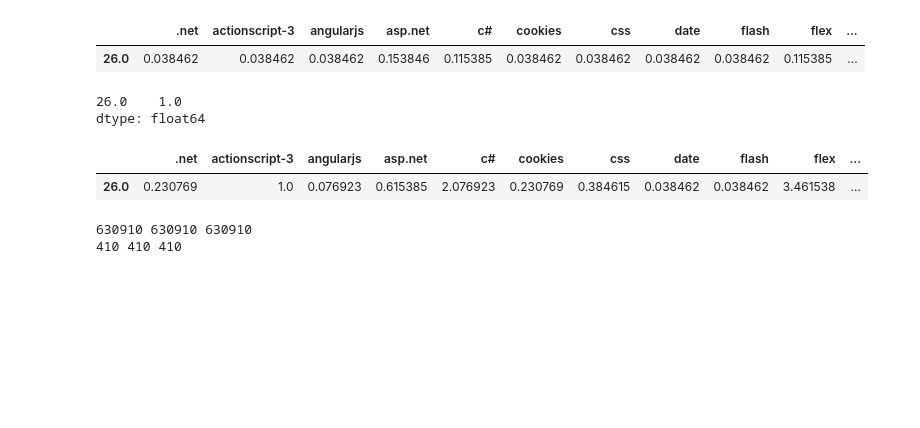
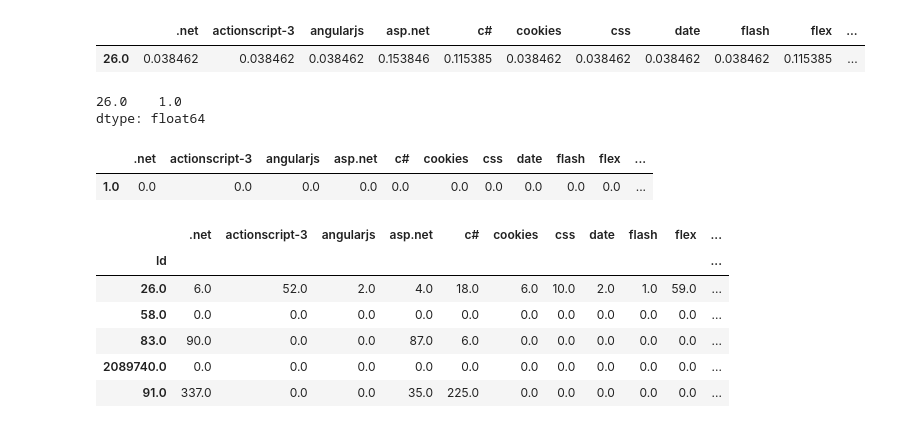
Before and after one commit to TSunny007/StackOverflowAnalytics, a Jupyter notebook: Notebook/user_question_mapping.ipynb, the cells around one changed output. Saved outputs shown, nothing was run; the diff lists cells and outputs as text; code cells hidden in the pictures; blank space fills up the shorter version.

```diff
--- a/Notebook/user_question_mapping.ipynb
+++ b/Notebook/user_question_mapping.ipynb
@@ -54,8 +91,10 @@ del tags
 users.to_csv("../profiles/questions_scores.csv",encoding="latin1")
 user_questions.to_csv("../profiles/questions_question_count.csv",encoding="latin1")
 # %%
-users = pd.read_csv("../profiles/users_question_scores.csv",encoding="latin1",index_col=0)
+users = pd.read_csv("../profiles/questions_scores.csv",encoding="latin1",index_col=0)
 user_questions = pd.read_csv("../profiles/users_question_count.csv",encoding="latin1",index_col=0)
+users.index.name = 'Id'
+user_questions.index.name = 'Id'
 # %%
 user_questions = user_questions.div(user_questions.sum(axis=1), axis=0)
 user_questions.head(1).loc[:,['.net','actionscript-3', 'angularjs', 'asp.net', 'c#', 'cookies','css', 'date', 'flash', 'flex', 'generics','html', 'javascript', 'session', 'sqlite', 'tsql',  'vb.net', 'web-services', 'xml']]
@@ -68,17 +107,24 @@ user_questions.head(1).sum(axis=1)
 26.0    1.0
 dtype: float64
 # %%
-user_infromation = user_questions.multiply(users)
+user_information = user_questions.multiply(users)
 # %%
-user_infromation.head(1).loc[:,['.net','actionscript-3', 'angularjs', 'asp.net', 'c#', 'cookies','css', 'date', 'flash', 'flex', 'generics','html', 'javascript', 'session', 'sqlite', 'tsql',  'vb.net', 'web-services', 'xml']]
+user_information.head(1).loc[:,['.net','actionscript-3', 'angularjs', 'asp.net', 'c#', 'cookies','css', 'date', 'flash', 'flex', 'generics','html', 'javascript', 'session', 'sqlite', 'tsql',  'vb.net', 'web-services', 'xml']]
 # %% [output]
 |  | .net | actionscript-3 | angularjs | asp.net | c# | cookies | css | date | flash | flex | ... |
-| 26.0 | 0.230769 | 1.0 | 0.076923 | 0.615385 | 2.076923 | 0.230769 | 0.384615 | 0.038462 | 0.038462 | 3.461538 | ... |
+| 1.0 | 0.0 | 0.0 | 0.0 | 0.0 | 0.0 | 0.0 | 0.0 | 0.0 | 0.0 | 0.0 | ... |
 # %%
 user_infromation.to_csv("../profiles/users_weighted_normalized_profiles.csv",encoding="latin1")
 # %%
 print (len(users), len(user_questions), len(user_infromation))
 print (len(users.loc[1,:]), len(user_questions.loc[1,:]), len(user_infromation.loc[1,:]))
-# %% [output]
-630910 630910 630910
-410 410 410
+# %%
+users.head().loc[:,['.net','actionscript-3', 'angularjs', 'asp.net', 'c#', 'cookies','css', 'date', 'flash', 'flex', 'generics','html', 'javascript', 'session', 'sqlite', 'tsql',  'vb.net', 'web-services', 'xml']]
+# %% [output]
+|  | .net | actionscript-3 | angularjs | asp.net | c# | cookies | css | date | flash | flex | ... |
+| Id |  |  |  |  |  |  |  |  |  |  | ... |
+| 26.0 | 6.0 | 52.0 | 2.0 | 4.0 | 18.0 | 6.0 | 10.0 | 2.0 | 1.0 | 59.0 | ... |
+| 58.0 | 0.0 | 0.0 | 0.0 | 0.0 | 0.0 | 0.0 | 0.0 | 0.0 | 0.0 | 0.0 | ... |
+| 83.0 | 90.0 | 0.0 | 0.0 | 87.0 | 6.0 | 0.0 | 0.0 | 0.0 | 0.0 | 0.0 | ... |
+| 2089740.0 | 0.0 | 0.0 | 0.0 | 0.0 | 0.0 | 0.0 | 0.0 | 0.0 | 0.0 | 0.0 | ... |
+| 91.0 | 337.0 | 0.0 | 0.0 | 35.0 | 225.0 | 0.0 | 0.0 | 0.0 | 0.0 | 0.0 | ... |
```
Also changed, not shown: parts of 12 cells of this notebook, 1 other file.
